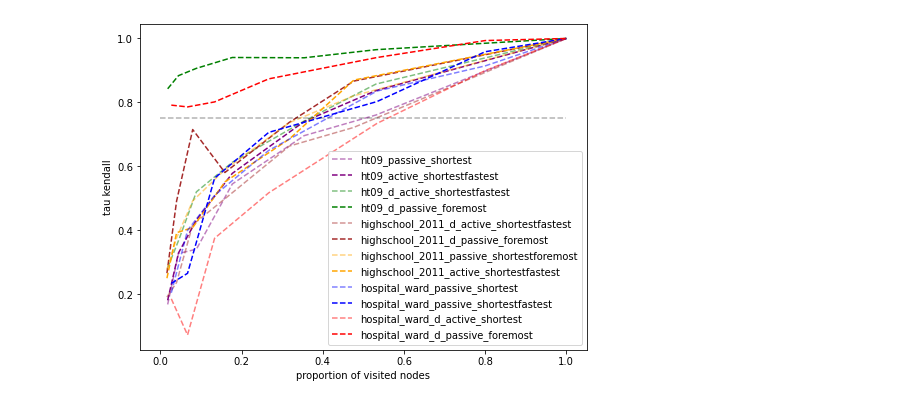
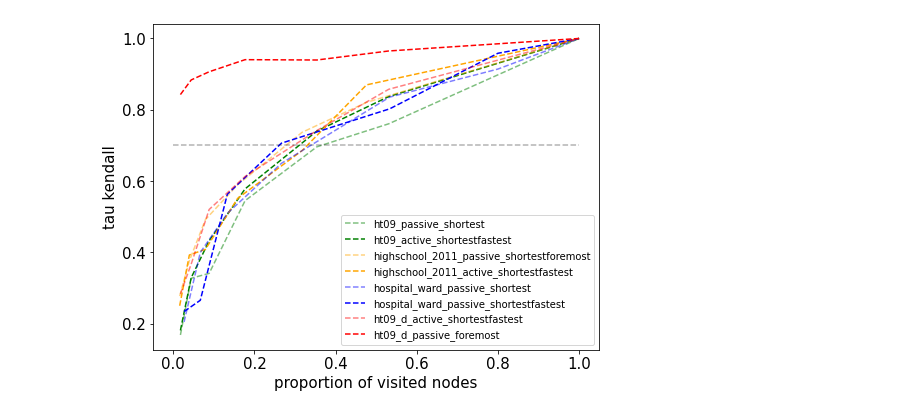
Before and after one commit to busyweaver/code_temporal_betweenness_, a Jupyter notebook: src/approx_new.ipynb, the cells around one changed output. Drawn from its saved outputs; the diff is of its cells as text; code cells hidden in the pictures.

```diff
--- a/src/approx_new.ipynb
+++ b/src/approx_new.ipynb
@@ -14,6 +25,6 @@ def params(path,nam,directed):
 # %%
 def charact(name):
-    print(name+"info_-1.txt")
+#     print(name+"info_-1.txt")
     f = open(name+"info_-1.txt", "r")
 #     print(name,end='')
     i = 0
@@ -24,6 +35,8 @@ def charact(name):
             n = int(res[-1])
         if i == 1:
             T = int(res[-1])
+        if i == 2:
+            m = int(res[-1])
         i = i + 1
     return (n,T)
 # %%
@@ -129,7 +152,7 @@ def min_max_cruve(name,points,col,res,d,n):
 # %%
 path = "/home/mehdi/Nextcloud/experiments/betweenness_discrete/general/"
 d = dict()
-names = [["ht09",False,"purple"] , ["ht09",True,"green"] ,["highschool_2011",True,"brown"], ["highschool_2011",False,"orange"], ["hospital_ward",False,"blue"],["hospital_ward",True,"red"]]
+names = [["ht09",False,"green"], ["highschool_2011",False,"orange"], ["hospital_ward",False,"blue"],["ht09",True,"red"]]
 for nam,dire,col in names:
     path_add,be,stri,cost_type,app = params(path,nam,dire)
 #     print(path_add)
@@ -150,18 +166,19 @@ for nam,dire,col in names:
 # %%
 #for all 0.75 for nodes 0.8
 plt.figure(figsize=(8,6))
-points_prop = [2,5,10,20,40,60,-1]
 for nam in d.keys():
     for elem in d[nam].keys():
         x,co,z = elem
 
         plt.plot(d[nam][elem][1],d[nam][elem][0],'--', label=nam+"_"+co[0]+"_"+co[1], color=z,alpha = x)
-plt.ylabel('tau kendall')
-plt.xlabel('proportion of visited nodes')
-plt.plot([0,1],[0.75,0.75], "--", color="black",alpha=0.3)
-leg = plt.legend(loc='best')
+plt.ylabel('tau kendall', fontsize=15)
+plt.xlabel('proportion of visited nodes', fontsize=15)
+plt.plot([0,1],[0.7,0.7], "--", color="black",alpha=0.3)
+leg = plt.legend(loc='best', fontsize=10)
+plt.rc('xtick', labelsize=15)
+plt.rc('ytick', labelsize=15)
 # leg.get_frame().set_alpha(0.5)
 plt.savefig("out.png")
 plt.show()
 # %% [output]
-[figure, old version]
+[figure, new version]
```
Also changed, not shown: parts of 9 cells of this notebook, 8 other files.
